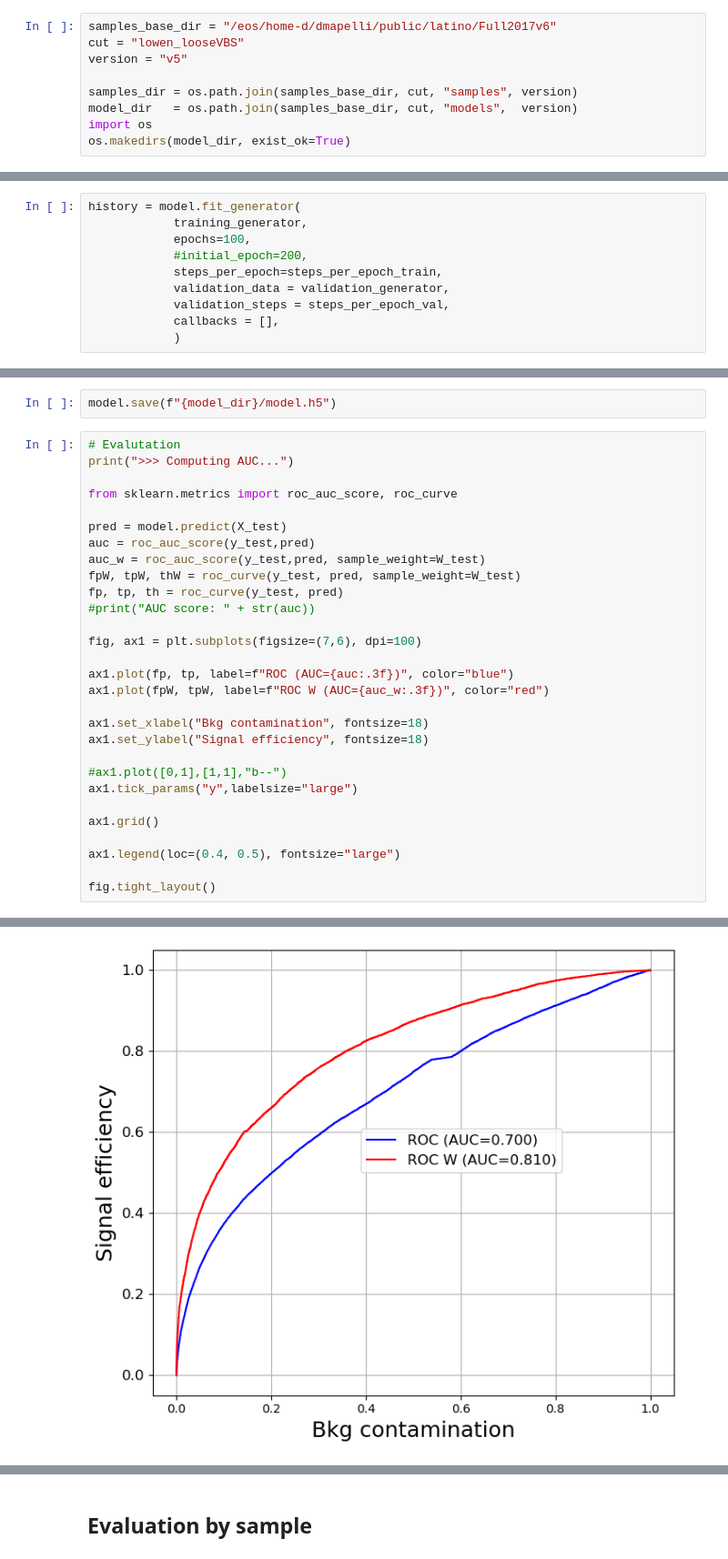
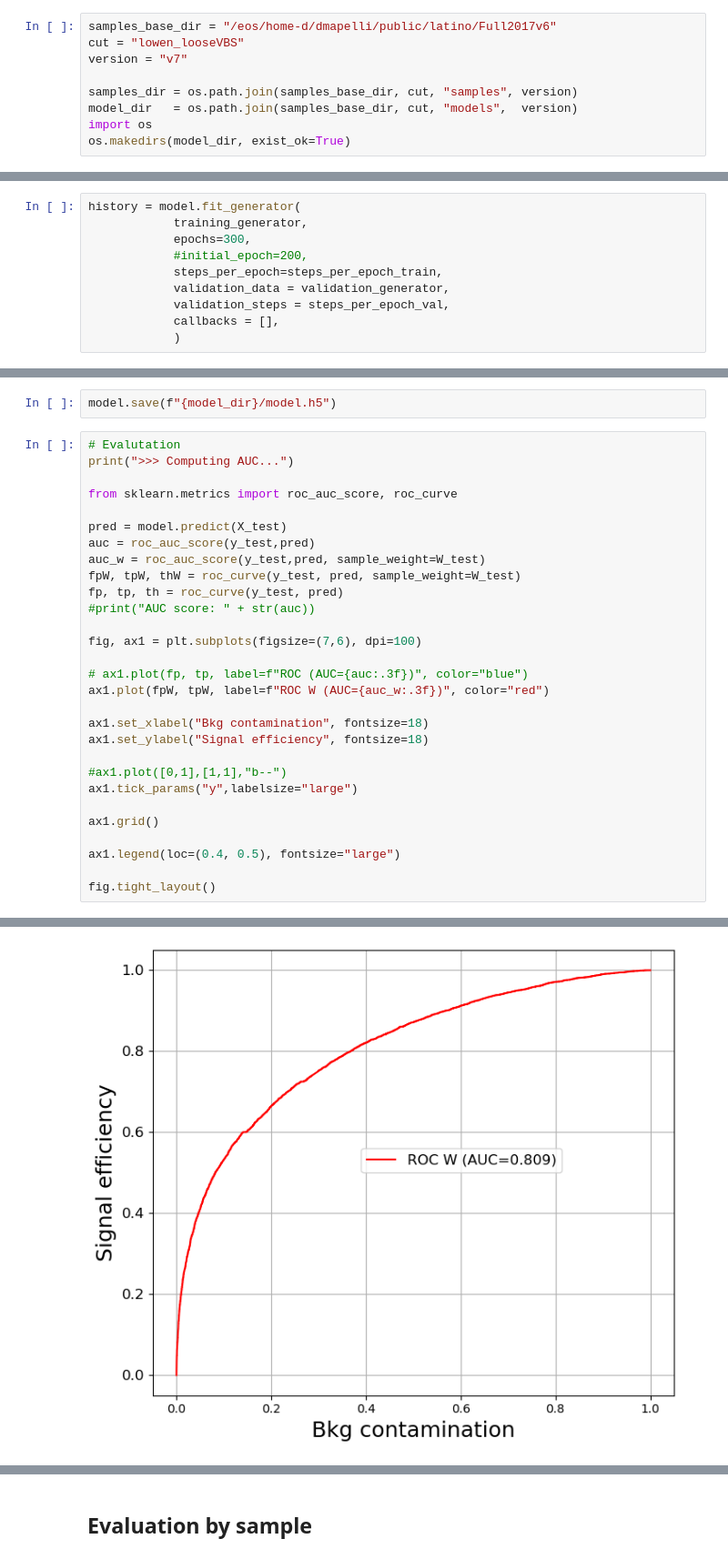
Before and after one commit to UniMiBAnalyses/ML_classification, a Jupyter notebook: Training_v1.ipynb, the cells around one changed output, grey strips where cells are left out. Shown at 91% size. Saved outputs shown, nothing was run; the diff lists cells and outputs as text.

```diff
--- a/Training_v1.ipynb
+++ b/Training_v1.ipynb
@@ -13,7 +13,7 @@ mpl.rcParams["image.origin"] = 'lower'
 # %%
 samples_base_dir = "/eos/home-d/dmapelli/public/latino/Full2017v6"
 cut = "lowen_looseVBS"
-version = "v5"
+version = "v7"
 
 samples_dir = os.path.join(samples_base_dir, cut, "samples", version)
 model_dir   = os.path.join(samples_base_dir, cut, "models",  version)
@@ -184,7 +182,7 @@ _________________________________________________________________
 # %%
 history = model.fit_generator(
             training_generator,
-            epochs=100,
+            epochs=300,
             #initial_epoch=200,
             steps_per_epoch=steps_per_epoch_train,
             validation_data = validation_generator,
@@ -214,35 +212,35 @@ model.save(f"{model_dir}/model.h5")
 # %%
 # Evalutation
 print(">>> Computing AUC...")
 
 from sklearn.metrics import roc_auc_score, roc_curve
 
 pred = model.predict(X_test)
 auc = roc_auc_score(y_test,pred)
 auc_w = roc_auc_score(y_test,pred, sample_weight=W_test)
 fpW, tpW, thW = roc_curve(y_test, pred, sample_weight=W_test)
 fp, tp, th = roc_curve(y_test, pred)
 #print("AUC score: " + str(auc))
 
 fig, ax1 = plt.subplots(figsize=(7,6), dpi=100)
 
-ax1.plot(fp, tp, label=f"ROC (AUC={auc:.3f})", color="blue")
+# ax1.plot(fp, tp, label=f"ROC (AUC={auc:.3f})", color="blue")
 ax1.plot(fpW, tpW, label=f"ROC W (AUC={auc_w:.3f})", color="red")
 
 ax1.set_xlabel("Bkg contamination", fontsize=18)
 ax1.set_ylabel("Signal efficiency", fontsize=18)
 
 #ax1.plot([0,1],[1,1],"b--")
 ax1.tick_params("y",labelsize="large")
 
 ax1.grid()
 
 ax1.legend(loc=(0.4, 0.5), fontsize="large")
 
 fig.tight_layout()
 # %% [output]
 >>> Computing AUC...
-[figure, old version]
+[figure, new version]
 # %%
 fig, ax = plt.subplots(figsize=(7,6), dpi=100)
 ax.plot(history.epoch, history.history["val_loss"], label="validation loss")
```
Also changed, not shown: parts of 9 cells of this notebook, 1 other file.
